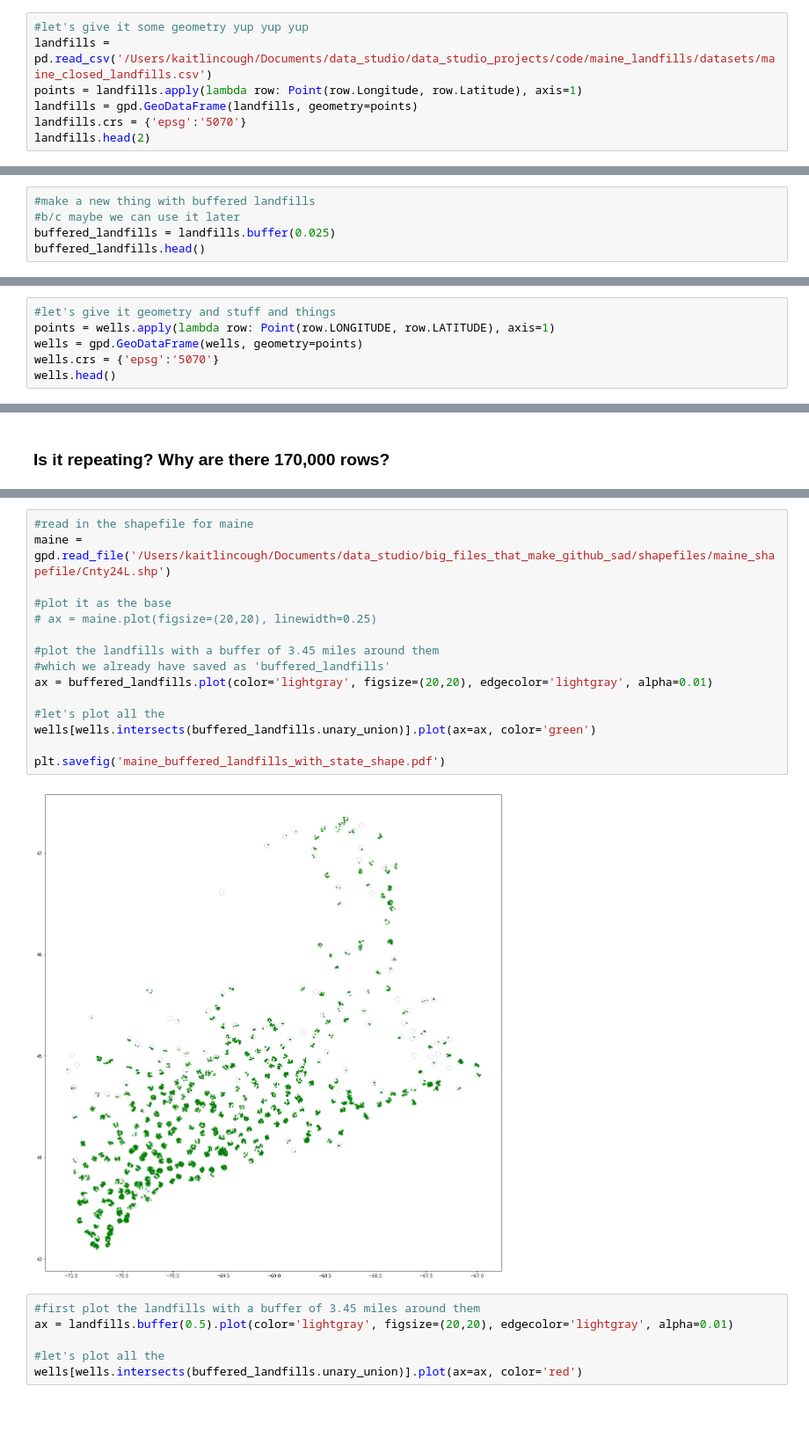
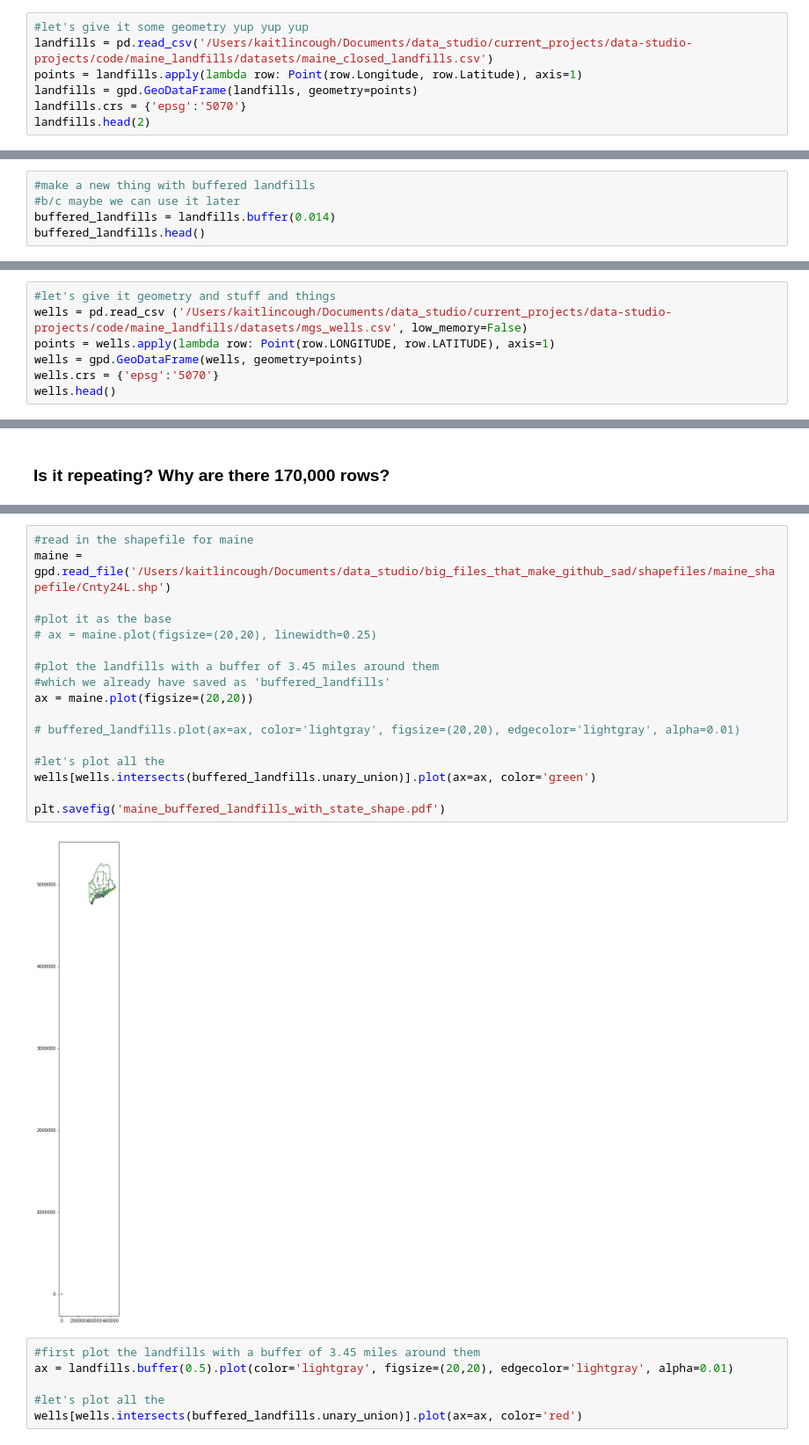
Before and after one commit to kcough/data-studio-projects, a Jupyter notebook: code/maine_landfills/notebooks/maine_landfills_and_wells.ipynb, the cells around one changed output, grey strips where cells are left out. Shown at 88% size. Drawn from its saved outputs; the diff is of its cells as text; blank space fills up the shorter version.

```diff
--- a/code/maine_landfills/notebooks/maine_landfills_and_wells.ipynb
+++ b/code/maine_landfills/notebooks/maine_landfills_and_wells.ipynb
@@ -93,6 +107,6 @@ landfills['Town'].value_counts().head()
 # %%
 #let's give it some geometry yup yup yup
-landfills = pd.read_csv('/Users/kaitlincough/Documents/data_studio/data_studio_projects/code/maine_landfills/datasets/maine_closed_landfills.csv')
+landfills = pd.read_csv('/Users/kaitlincough/Documents/data_studio/current_projects/data-studio-projects/code/maine_landfills/datasets/maine_closed_landfills.csv')
 points = landfills.apply(lambda row: Point(row.Longitude, row.Latitude), axis=1)
 landfills = gpd.GeoDataFrame(landfills, geometry=points)
 landfills.crs = {'epsg':'5070'}
@@ -135,6 +172,6 @@ landfills.buffer(0.1).plot(figsize=(20,10))
 # %%
 #make a new thing with buffered landfills
 #b/c maybe we can use it later
-buffered_landfills = landfills.buffer(0.025)
+buffered_landfills = landfills.buffer(0.014)
 buffered_landfills.head()
 # %% [output]
@@ -161,5 +208,6 @@ wells.head()
 # %%
 #let's give it geometry and stuff and things
+wells = pd.read_csv ('/Users/kaitlincough/Documents/data_studio/current_projects/data-studio-projects/code/maine_landfills/datasets/mgs_wells.csv', low_memory=False)
 points = wells.apply(lambda row: Point(row.LONGITUDE, row.LATITUDE), axis=1)
 wells = gpd.GeoDataFrame(wells, geometry=points)
 wells.crs = {'epsg':'5070'}
@@ -309,20 +359,22 @@ maine = gpd.read_file('/Users/kaitlincough/Documents/data_studio/big_files_that_
 # %%
 #read in the shapefile for maine
 maine = gpd.read_file('/Users/kaitlincough/Documents/data_studio/big_files_that_make_github_sad/shapefiles/maine_shapefile/Cnty24L.shp')
 
 #plot it as the base
 # ax = maine.plot(figsize=(20,20), linewidth=0.25)
 
 #plot the landfills with a buffer of 3.45 miles around them
 #which we already have saved as 'buffered_landfills'
-ax = buffered_landfills.plot(color='lightgray', figsize=(20,20), edgecolor='lightgray', alpha=0.01)
+ax = maine.plot(figsize=(20,20))
+
+# buffered_landfills.plot(ax=ax, color='lightgray', figsize=(20,20), edgecolor='lightgray', alpha=0.01)
 
 #let's plot all the
 wells[wells.intersects(buffered_landfills.unary_union)].plot(ax=ax, color='green')
 
 plt.savefig('maine_buffered_landfills_with_state_shape.pdf')
 # %% [output]
-[figure, old version]
+[figure, new version]
 # %%
 #first plot the landfills with a buffer of 3.45 miles around them
 ax = landfills.buffer(0.5).plot(color='lightgray', figsize=(20,20), edgecolor='lightgray', alpha=0.01)
```
Also changed, not shown: parts of 18 cells of this notebook, 15 other files.
